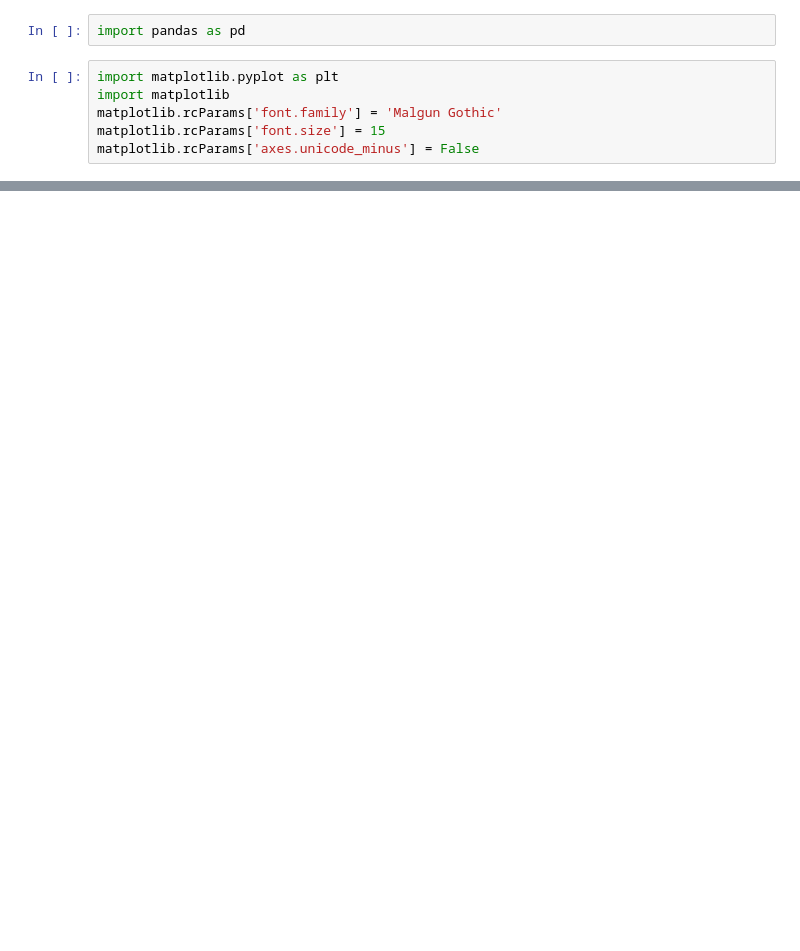
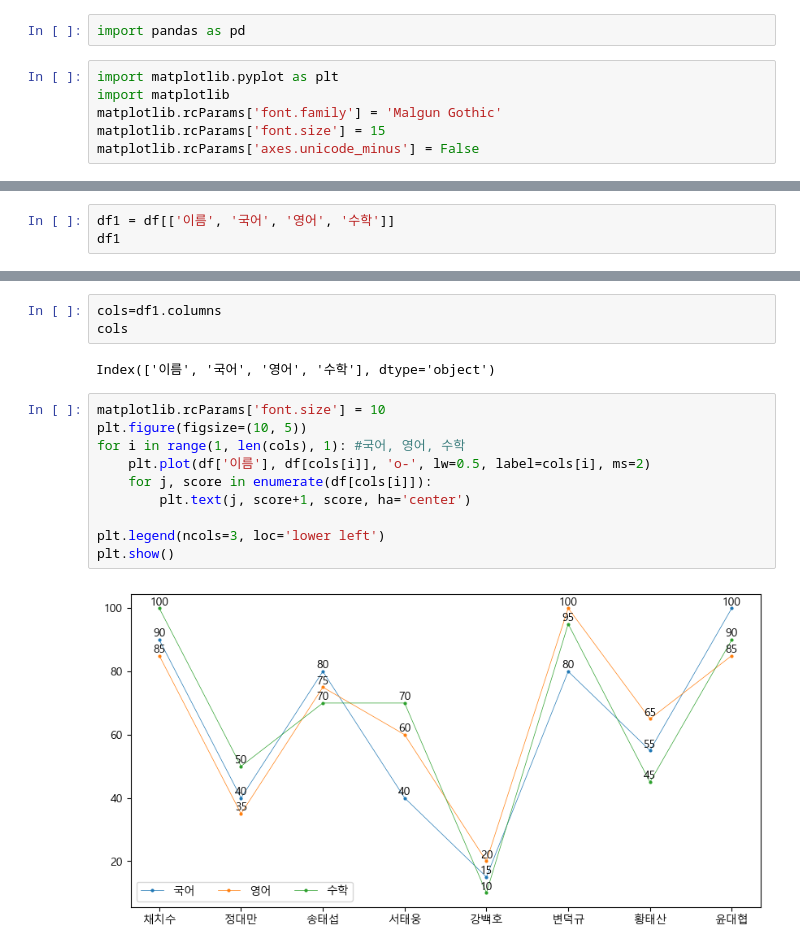
Before and after one commit to helen-cho/data, a Jupyter notebook: python/데이터시각화/08.데이터프레임활용.ipynb, the cells around one changed output, grey strips where cells are left out. Saved outputs shown, nothing was run; the diff lists cells and outputs as text; blank space fills up the shorter version.

```diff
--- a/python/데이터시각화/08.데이터프레임활용.ipynb
+++ b/python/데이터시각화/08.데이터프레임활용.ipynb
@@ -57,0 +42,3 @@ plt.show()
+# %%
+df1 = df[['이름', '국어', '영어', '수학']]
+df1
@@ -57,0 +56,17 @@ plt.show()
+# %%
+cols=df1.columns
+cols
+# %% [output]
+Index(['이름', '국어', '영어', '수학'], dtype='object')
+# %%
+matplotlib.rcParams['font.size'] = 10
+plt.figure(figsize=(10, 5))
+for i in range(1, len(cols), 1): #국어, 영어, 수학
+    plt.plot(df['이름'], df[cols[i]], 'o-', lw=0.5, label=cols[i], ms=2)
+    for j, score in enumerate(df[cols[i]]):
+        plt.text(j, score+1, score, ha='center')
+
+plt.legend(ncols=3, loc='lower left')
+plt.show()
+# %% [output]
+[figure, added]
```
Also changed, not shown: parts of 11 cells of this notebook, 6 other files.
